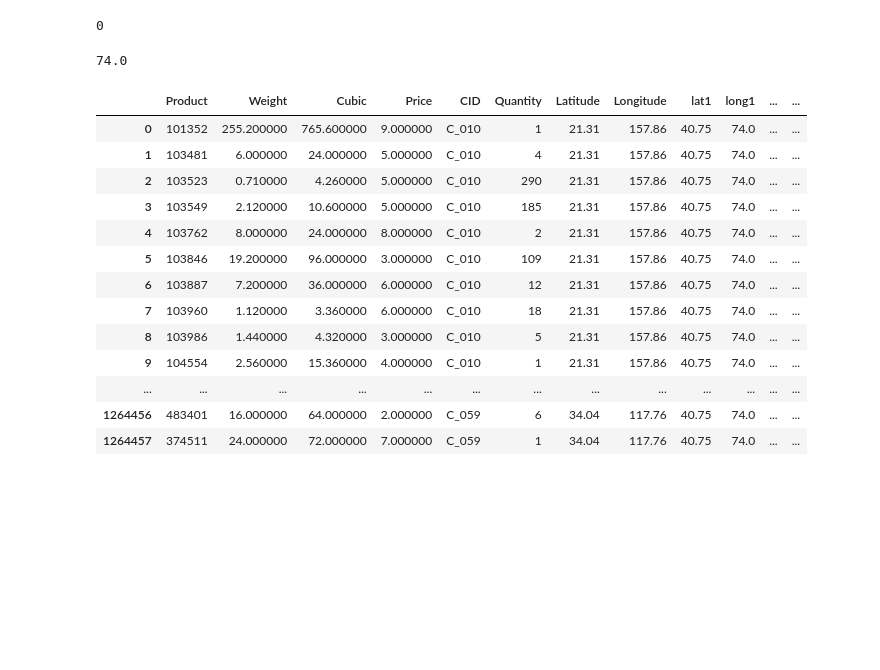
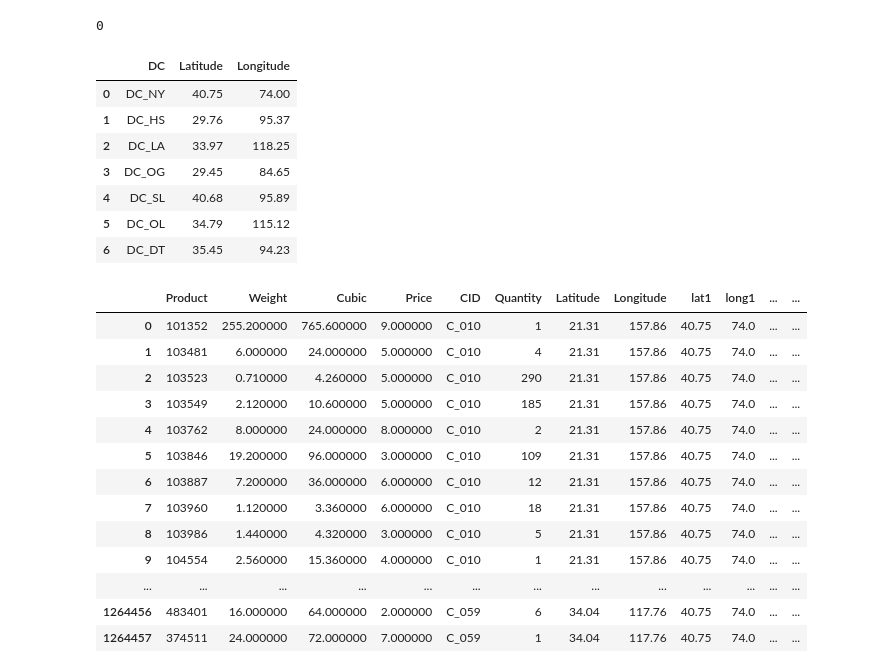
Before and after one commit to pszkilnyk/skittles, a Jupyter notebook: final.ipynb, the cells around one changed output. Saved outputs shown, nothing was run; the diff lists cells and outputs as text; code cells hidden in the pictures; blank space fills up the shorter version.

```diff
--- a/final.ipynb
+++ b/final.ipynb
@@ -282,9 +279,16 @@ mo.isnull().values.sum()
 0
 # %%
 hi=transpo2.set_index(['DC']).unstack()
-hi.iloc[-7]
+transpo2
 # %% [output]
-74.0
+|  | DC | Latitude | Longitude |
+| 0 | DC_NY | 40.75 | 74.00 |
+| 1 | DC_HS | 29.76 | 95.37 |
+| 2 | DC_LA | 33.97 | 118.25 |
+| 3 | DC_OG | 29.45 | 84.65 |
+| 4 | DC_SL | 40.68 | 95.89 |
+| 5 | DC_OL | 34.79 | 115.12 |
+| 6 | DC_DT | 35.45 | 94.23 |
 # %%
 mo['lat1']=hi.iloc[0]
 mo['long1']=hi.iloc[-7]
```
Also changed, not shown: parts of 8 cells of this notebook.
